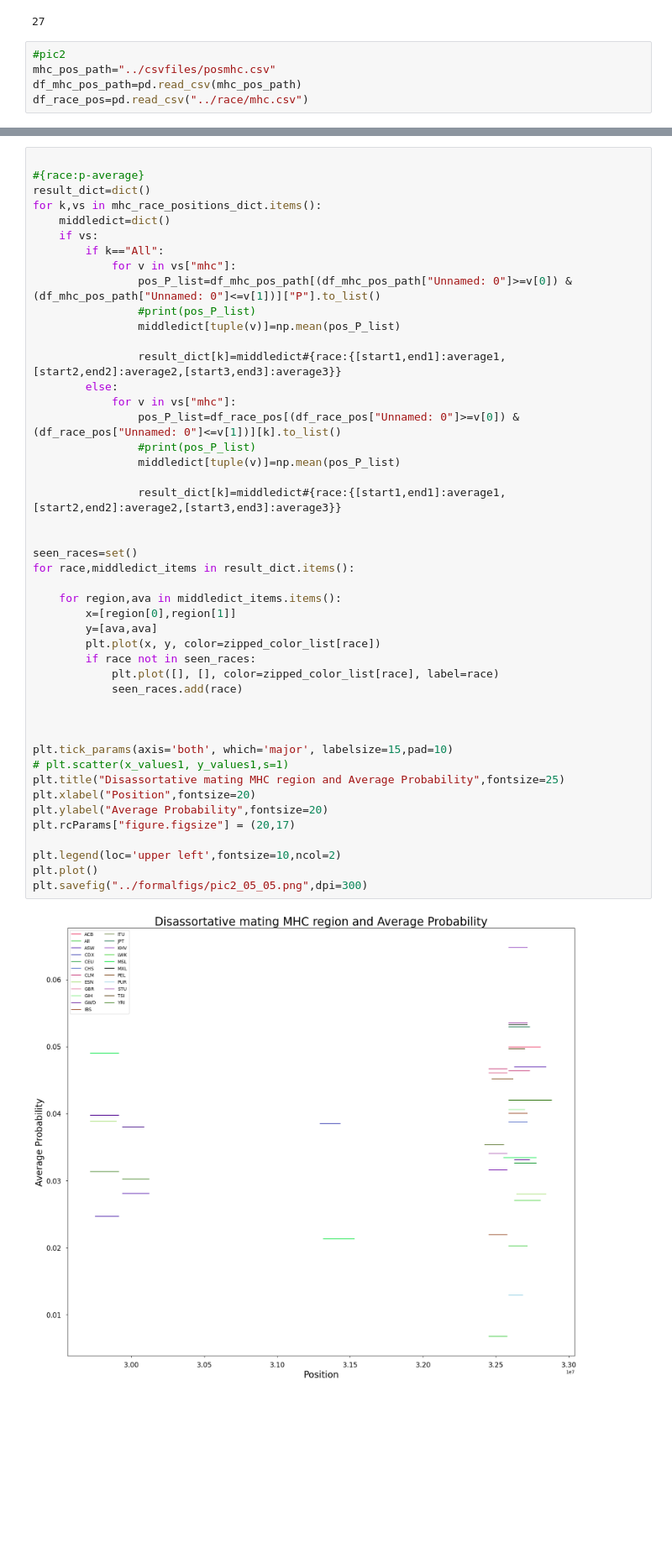
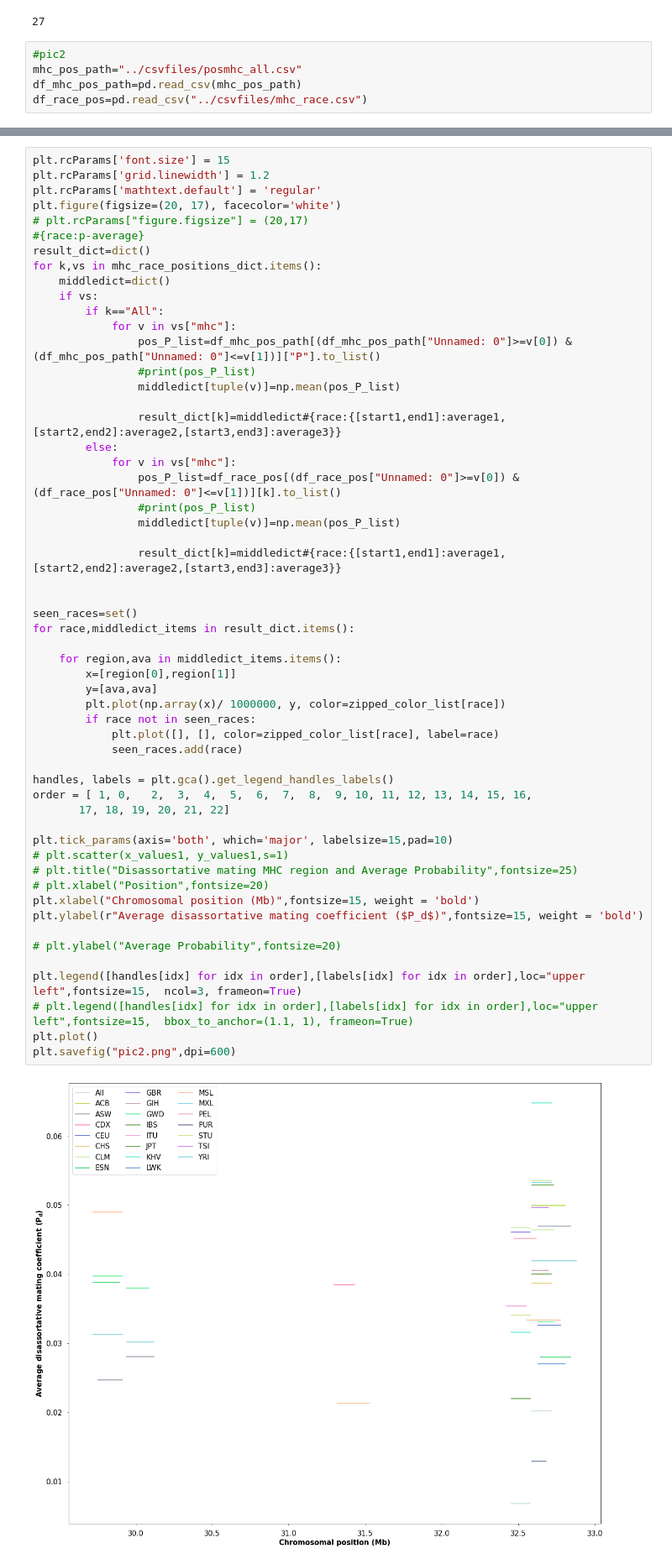
Before and after one commit to deepomicslab/MHC, a Jupyter notebook: disassortative_3_figs_python_code/fig2.ipynb, the cells around one changed output, grey strips where cells are left out. Shown at 84% size. Drawn from its saved outputs; the diff is of its cells as text; blank space fills up the shorter version.

```diff
--- a/disassortative_3_figs_python_code/fig2.ipynb
+++ b/disassortative_3_figs_python_code/fig2.ipynb
@@ -65,9 +65,9 @@ len(allcategories)
 27
 # %%
 #pic2
-mhc_pos_path="../csvfiles/posmhc.csv"
+mhc_pos_path="../csvfiles/posmhc_all.csv"
 df_mhc_pos_path=pd.read_csv(mhc_pos_path)
-df_race_pos=pd.read_csv("../race/mhc.csv")
+df_race_pos=pd.read_csv("../csvfiles/mhc_race.csv")
 # %%
 
 mhc_race_positions_dict={'ACB': {'mhc': [[32589647, 32805573]]},
@@ -129,5 +160,9 @@ zipped_color_list
 # %%
-
+plt.rcParams['font.size'] = 15
+plt.rcParams['grid.linewidth'] = 1.2
+plt.rcParams['mathtext.default'] = 'regular'
+plt.figure(figsize=(20, 17), facecolor='white')
+# plt.rcParams["figure.figsize"] = (20,17)
 #{race:p-average}
 result_dict=dict()
 for k,vs in mhc_race_positions_dict.items():
@@ -138,39 +173,44 @@ for k,vs in mhc_race_positions_dict.items():
                 pos_P_list=df_mhc_pos_path[(df_mhc_pos_path["Unnamed: 0"]>=v[0]) & (df_mhc_pos_path["Unnamed: 0"]<=v[1])]["P"].to_list()
                 #print(pos_P_list)
                 middledict[tuple(v)]=np.mean(pos_P_list)
 
                 result_dict[k]=middledict#{race:{[start1,end1]:average1,[start2,end2]:average2,[start3,end3]:average3}}
         else:
             for v in vs["mhc"]:
                 pos_P_list=df_race_pos[(df_race_pos["Unnamed: 0"]>=v[0]) & (df_race_pos["Unnamed: 0"]<=v[1])][k].to_list()
                 #print(pos_P_list)
                 middledict[tuple(v)]=np.mean(pos_P_list)
 
                 result_dict[k]=middledict#{race:{[start1,end1]:average1,[start2,end2]:average2,[start3,end3]:average3}}
 
 
 seen_races=set()
 for race,middledict_items in result_dict.items():
 
     for region,ava in middledict_items.items():
         x=[region[0],region[1]]
         y=[ava,ava]
-        plt.plot(x, y, color=zipped_color_list[race])
+        plt.plot(np.array(x)/ 1000000, y, color=zipped_color_list[race])
         if race not in seen_races:
             plt.plot([], [], color=zipped_color_list[race], label=race)
             seen_races.add(race)
 
-
+handles, labels = plt.gca().get_legend_handles_labels()
+order = [ 1, 0,   2,  3,  4,  5,  6,  7,  8,  9, 10, 11, 12, 13, 14, 15, 16,
+       17, 18, 19, 20, 21, 22]
 
 plt.tick_params(axis='both', which='major', labelsize=15,pad=10)
 # plt.scatter(x_values1, y_values1,s=1)
-plt.title("Disassortative mating MHC region and Average Probability",fontsize=25)
-plt.xlabel("Position",fontsize=20)
-plt.ylabel("Average Probability",fontsize=20)
-plt.rcParams["figure.figsize"] = (20,17)
+# plt.title("Disassortative mating MHC region and Average Probability",fontsize=25)
+# plt.xlabel("Position",fontsize=20)
+plt.xlabel("Chromosomal position (Mb)",fontsize=15, weight = 'bold')
+plt.ylabel(r"Average disassortative mating coefficient ($P_d$)",fontsize=15, weight = 'bold')
 
-plt.legend(loc='upper left',fontsize=10,ncol=2)
+# plt.ylabel("Average Probability",fontsize=20)
+
+plt.legend([handles[idx] for idx in order],[labels[idx] for idx in order],loc="upper left",fontsize=15,  ncol=3, frameon=True)
+# plt.legend([handles[idx] for idx in order],[labels[idx] for idx in order],loc="upper left",fontsize=15,  bbox_to_anchor=(1.1, 1), frameon=True)
 plt.plot()
-plt.savefig("../formalfigs/pic2_05_05.png",dpi=300)
+plt.savefig("pic2.png",dpi=600)
 # %% [output]
-[figure, old version]
+[figure, new version]
```
Also changed, not shown: parts of 4 cells of this notebook.
